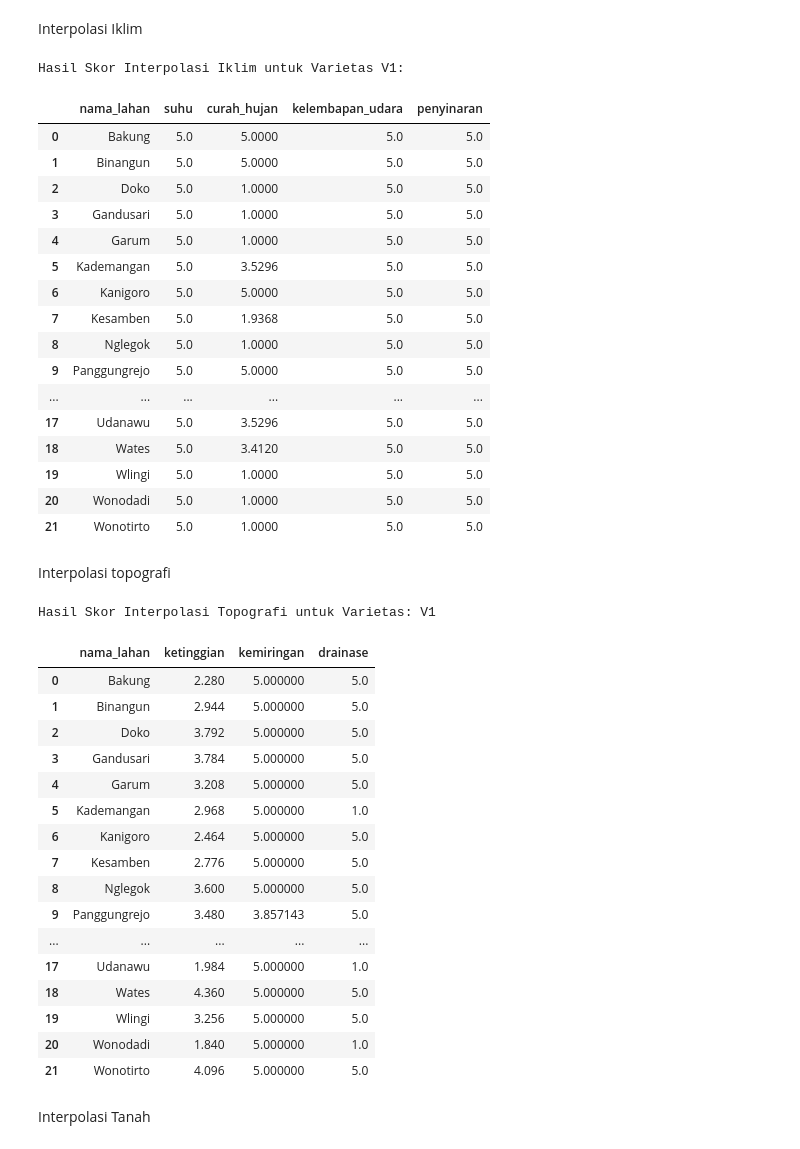
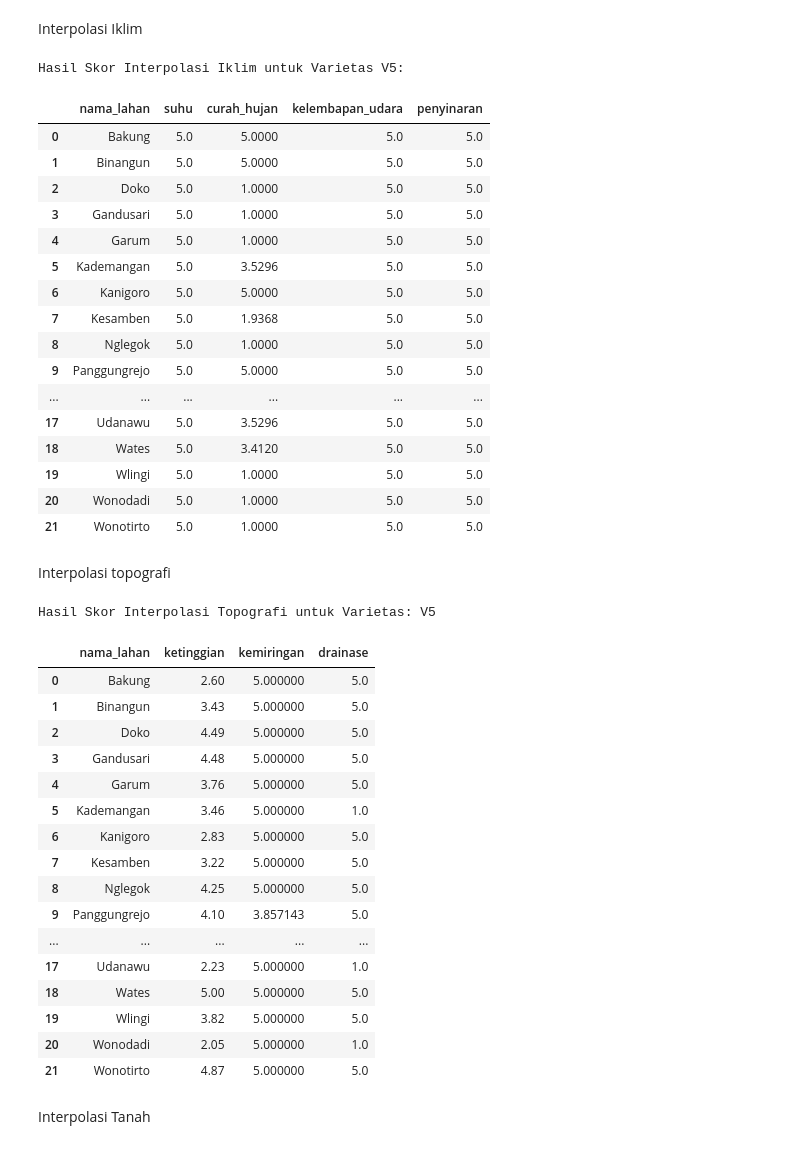
Before and after one commit to rizkyyurdan26/ahp_pm, a Jupyter notebook: DSS_Combine.ipynb, the cells around one changed output. Saved outputs shown, nothing was run; the diff lists cells and outputs as text; code cells hidden in the pictures.

```diff
--- a/DSS_Combine.ipynb
+++ b/DSS_Combine.ipynb
@@ -402,7 +402,7 @@ def iklim(row, jenis_varietas):
     return hasil
 
 #Penggunaan
-define_row = "V1"
+define_row = "V5"
 def hitung_skor(row):
     return iklim(row, define_row)
 
@@ -414,7 +414,7 @@ interpolasi_iklim = pd.concat([df_lahan['nama_lahan'], lahan_scores.apply(pd.Ser
 print(f"Hasil Skor Interpolasi Iklim untuk Varietas {define_row}:")
 interpolasi_iklim
 # %% [output]
-Hasil Skor Interpolasi Iklim untuk Varietas V1:
+Hasil Skor Interpolasi Iklim untuk Varietas V5:
 |  | nama_lahan | suhu | curah_hujan | kelembapan_udara | penyinaran |
 | 0 | Bakung | 5.0 | 5.0000 | 5.0 | 5.0 |
 | 1 | Binangun | 5.0 | 5.0000 | 5.0 | 5.0 |
@@ -463,51 +463,51 @@ def interpolasi_drainase(x, value):
     if x == value:
         return 5
     else:
         return 1
 
 def topografi(row, jenis_varietas):
     var_data = df_varietas[df_varietas['jenis_varietas'] == jenis_varietas].iloc[0]
 
     hasil = {
         'ketinggian': interpolasi_ketinggian(row['ketinggian'], var_data['ketinggian_min'], var_data['ketinggian_max']),
         'kemiringan' : interpolasi_kemiringan(row['kemiringan'], var_data['kemiringan_min'], var_data['kemiringan_max']),
         'drainase': interpolasi_drainase(row['drainase'], var_data['drainase'])
     }
 
     return hasil
 
 #Penggunaan
-define_row="V1"
+define_row="V5"
 
 def hitung_skor(row):
     return topografi(row, define_row)
 
 lahan_scores = df_lahan.apply(hitung_skor, axis=1)
 
 # Menampilkan DataFrame hasil dengan nama lahan dan skor interpolasi
 interpolasi_topo = pd.concat([df_lahan['nama_lahan'], lahan_scores.apply(pd.Series)], axis=1)
 
 print(f"Hasil Skor Interpolasi Topografi untuk Varietas: {define_row}")
 interpolasi_topo
 # %% [output]
-Hasil Skor Interpolasi Topografi untuk Varietas: V1
+Hasil Skor Interpolasi Topografi untuk Varietas: V5
 |  | nama_lahan | ketinggian | kemiringan | drainase |
-| 0 | Bakung | 2.280 | 5.000000 | 5.0 |
-| 1 | Binangun | 2.944 | 5.000000 | 5.0 |
-| 2 | Doko | 3.792 | 5.000000 | 5.0 |
-| 3 | Gandusari | 3.784 | 5.000000 | 5.0 |
-| 4 | Garum | 3.208 | 5.000000 | 5.0 |
-| 5 | Kademangan | 2.968 | 5.000000 | 1.0 |
-| 6 | Kanigoro | 2.464 | 5.000000 | 5.0 |
-| 7 | Kesamben | 2.776 | 5.000000 | 5.0 |
-| 8 | Nglegok | 3.600 | 5.000000 | 5.0 |
-| 9 | Panggungrejo | 3.480 | 3.857143 | 5.0 |
+| 0 | Bakung | 2.60 | 5.000000 | 5.0 |
+| 1 | Binangun | 3.43 | 5.000000 | 5.0 |
+| 2 | Doko | 4.49 | 5.000000 | 5.0 |
+| 3 | Gandusari | 4.48 | 5.000000 | 5.0 |
+| 4 | Garum | 3.76 | 5.000000 | 5.0 |
+| 5 | Kademangan | 3.46 | 5.000000 | 1.0 |
+| 6 | Kanigoro | 2.83 | 5.000000 | 5.0 |
+| 7 | Kesamben | 3.22 | 5.000000 | 5.0 |
+| 8 | Nglegok | 4.25 | 5.000000 | 5.0 |
+| 9 | Panggungrejo | 4.10 | 3.857143 | 5.0 |
 | ... | ... | ... | ... | ... |
-| 17 | Udanawu | 1.984 | 5.000000 | 1.0 |
-| 18 | Wates | 4.360 | 5.000000 | 5.0 |
-| 19 | Wlingi | 3.256 | 5.000000 | 5.0 |
-| 20 | Wonodadi | 1.840 | 5.000000 | 1.0 |
-| 21 | Wonotirto | 4.096 | 5.000000 | 5.0 |
+| 17 | Udanawu | 2.23 | 5.000000 | 1.0 |
+| 18 | Wates | 5.00 | 5.000000 | 5.0 |
+| 19 | Wlingi | 3.82 | 5.000000 | 5.0 |
+| 20 | Wonodadi | 2.05 | 5.000000 | 1.0 |
+| 21 | Wonotirto | 4.87 | 5.000000 | 5.0 |
 # %% [markdown]
 Interpolasi Tanah
 # %%
```
Also changed, not shown: parts of 4 cells of this notebook.
